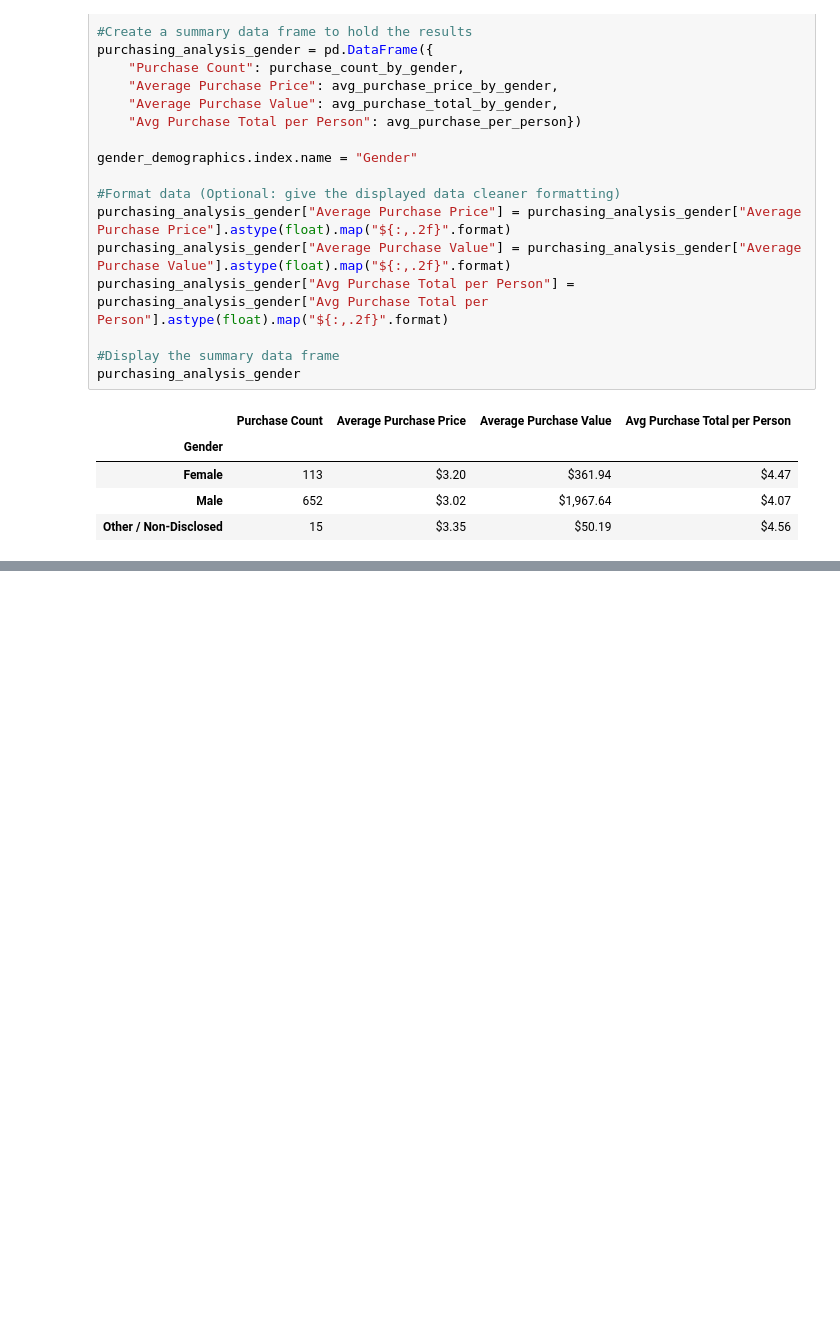
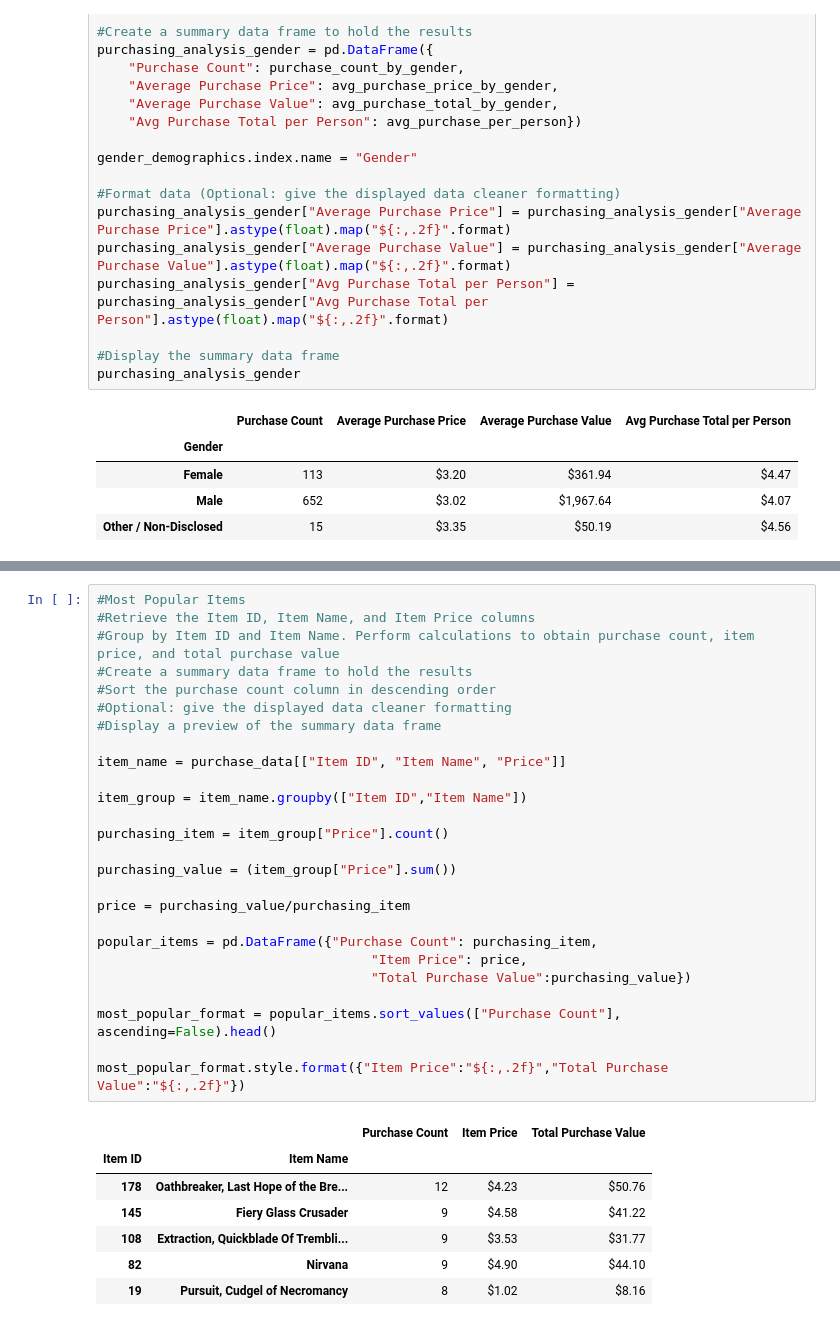
Before and after one commit to cristina-iacob/HeroesOfPymoli, a Jupyter notebook: HeroesOfPymoli/HeroesOfPymoli.ipynb, the cells around one changed output, grey strips where cells are left out. Cells and saved outputs as stored; diff of their text form; blank space fills up the shorter version.

```diff
--- a/HeroesOfPymoli/HeroesOfPymoli.ipynb
+++ b/HeroesOfPymoli/HeroesOfPymoli.ipynb
@@ -116,0 +205,34 @@ purchasing_analysis_gender
+# %%
+#Most Popular Items
+#Retrieve the Item ID, Item Name, and Item Price columns
+#Group by Item ID and Item Name. Perform calculations to obtain purchase count, item price, and total purchase value
+#Create a summary data frame to hold the results
+#Sort the purchase count column in descending order
+#Optional: give the displayed data cleaner formatting
+#Display a preview of the summary data frame
+
+item_name = purchase_data[["Item ID", "Item Name", "Price"]]
+
+item_group = item_name.groupby(["Item ID","Item Name"])
+
+purchasing_item = item_group["Price"].count()
+
+purchasing_value = (item_group["Price"].sum())
+
+price = purchasing_value/purchasing_item
+
+popular_items = pd.DataFrame({"Purchase Count": purchasing_item,
+                                   "Item Price": price,
+                                   "Total Purchase Value":purchasing_value})
+
+most_popular_format = popular_items.sort_values(["Purchase Count"], ascending=False).head()
+
+most_popular_format.style.format({"Item Price":"${:,.2f}","Total Purchase Value":"${:,.2f}"})
+# %% [output]
+|  |  | Purchase Count | Item Price | Total Purchase Value |
+| Item ID | Item Name |  |  |  |
+| 178 | Oathbreaker, Last Hope of the Bre... | 12 | $4.23 | $50.76 |
+| 145 | Fiery Glass Crusader | 9 | $4.58 | $41.22 |
+| 108 | Extraction, Quickblade Of Trembli... | 9 | $3.53 | $31.77 |
+| 82 | Nirvana | 9 | $4.90 | $44.10 |
+| 19 | Pursuit, Cudgel of Necromancy | 8 | $1.02 | $8.16 |
```
Also changed, not shown: parts of 6 cells of this notebook.
